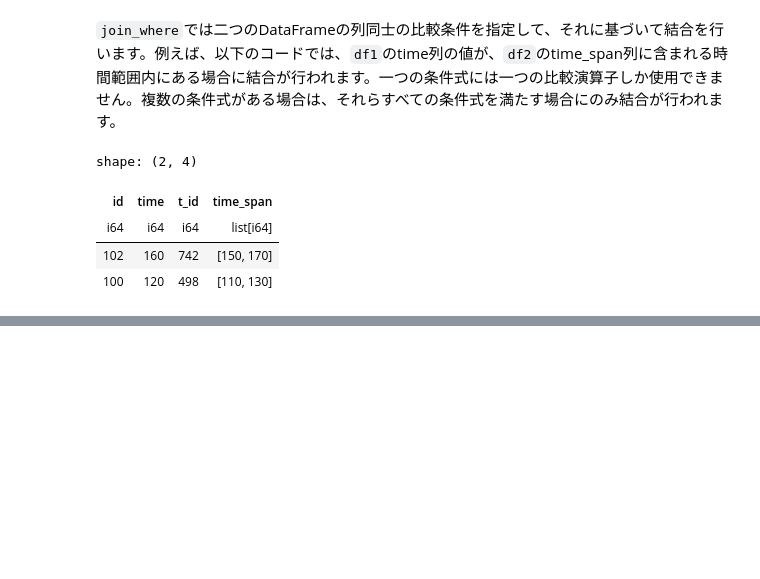
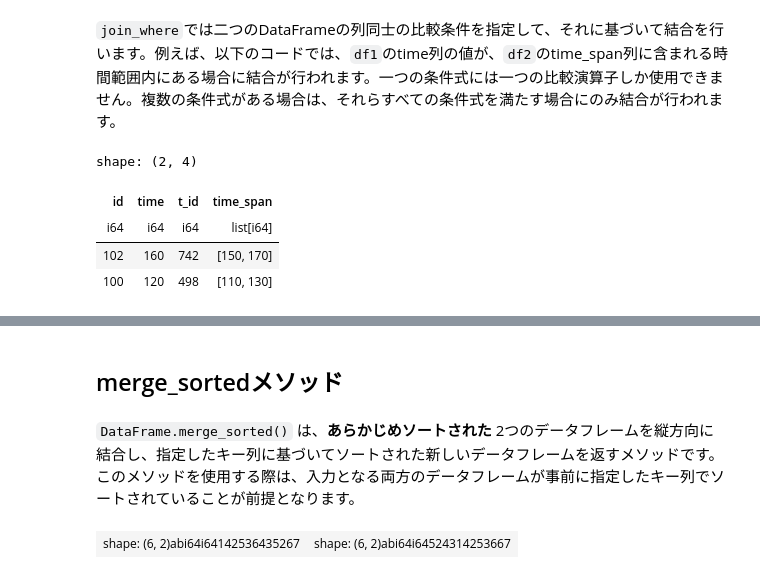
Before and after one commit to ruoyu0088/polars_guide, a Jupyter notebook: polars_guide/040_polars_combine_tables.ipynb, the cells around one changed output, grey strips where cells are left out. Cells and saved outputs as stored; diff of their text form; code cells hidden in the pictures; blank space fills up the shorter version.

```diff
--- a/polars_guide/040_polars_combine_tables.ipynb
+++ b/polars_guide/040_polars_combine_tables.ipynb
@@ -346,0 +398,17 @@ shape: (2, 4)
+# %% [markdown]
+## merge_sortedメソッド
+# %% [markdown]
+`DataFrame.merge_sorted()` は、**あらかじめソートされた** 2つのデータフレームを縦方向に結合し、指定したキー列に基づいてソートされた新しいデータフレームを返すメソッドです。このメソッドを使用する際は、入力となる両方のデータフレームが事前に指定したキー列でソートされていることが前提となります。
+# %%
+df1 = pl.DataFrame({"a": [3, 1, 5], "b": [6, 4, 2]})
+df2 = pl.DataFrame({"a": [6, 2, 4], "b": [7, 5, 3]})
+
+# "a" 列でソートしてからマージ
+df3 = df1.sort("a").merge_sorted(df2.sort("a"), key="a")
+
+# "b" 列でソートしてからマージ
+df4 = df1.sort("b").merge_sorted(df2.sort("b"), key="b")
+
+row(df3, df4)
+# %% [output]
+| shape: (6, 2)abi64i64142536435267 | shape: (6, 2)abi64i64524314253667 |
```
Also changed, not shown: parts of 13 cells of this notebook.
